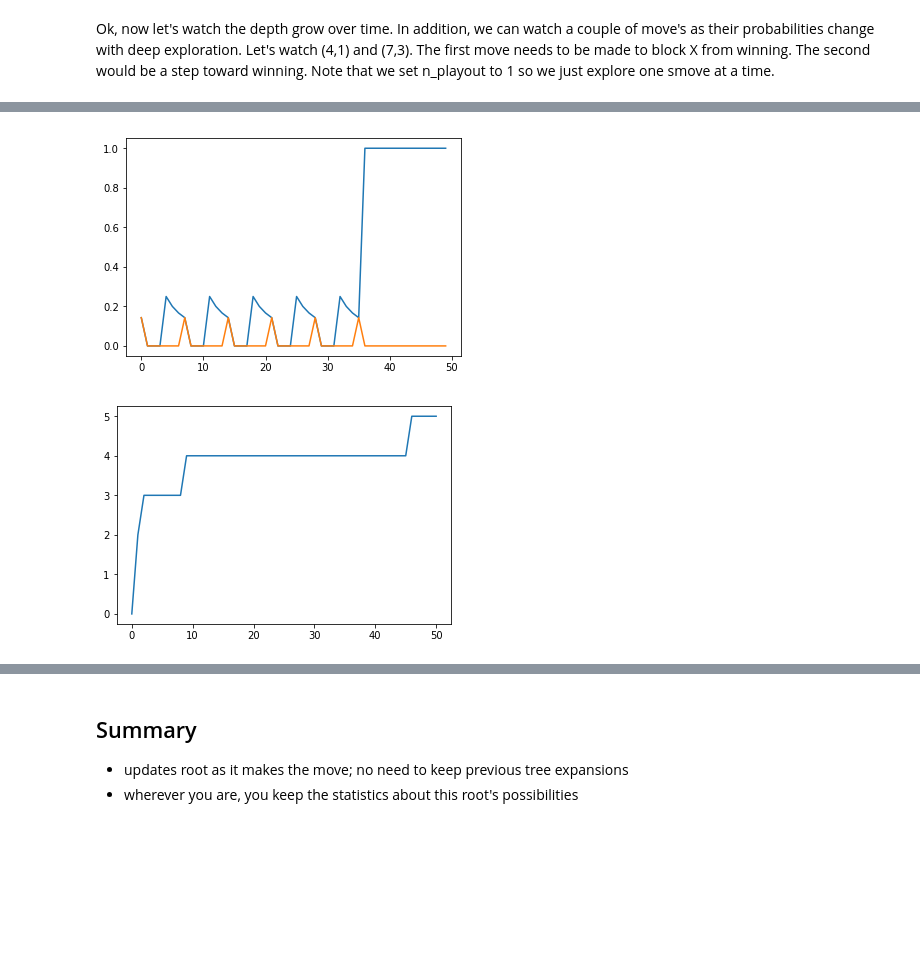
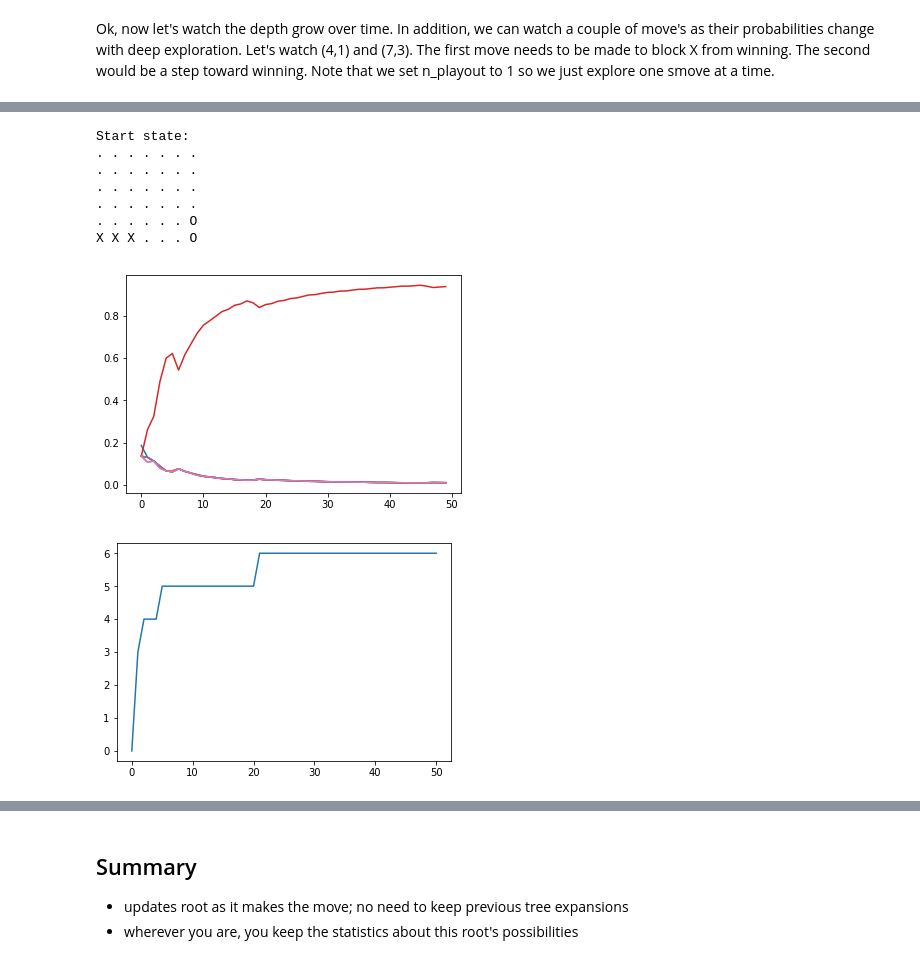
Before and after one commit to ArtificialIntelligenceToolkit/aima3, a Jupyter notebook: notebooks/monte_carlo_tree_search.ipynb, the cells around one changed output, grey strips where cells are left out. Saved outputs shown, nothing was run; the diff lists cells and outputs as text; code cells hidden in the pictures; blank space fills up the shorter version.

```diff
--- a/notebooks/monte_carlo_tree_search.ipynb
+++ b/notebooks/monte_carlo_tree_search.ipynb
@@ -24,7 +27,7 @@ from aima3.games import (ConnectFour, RandomPlayer, QueryPlayer, players,
 # %% [markdown]
 Let's play a game:
 # %%
-p1 = RandomPlayer("Rando")
-p2 = MCTSPlayer("Monte")
+p1 = AlphaBetaCutoffPlayer()
+p2 = MCTSPlayer(n_playout=150)
+p3 = RandomPlayer()
 game = ConnectFour()
-game.play_game(p1, p2)
@@ -179,7 +189,7 @@ watchlist = [(4,1), (7,1)]
 cycles = 50
 for i in range(cycles):
     move_probs = p2.mcts.get_move_probs(state)
-    depth.append(max_depth(p2.mcts.root))
+    depth.append(p2.mcts.root.depth())
     watch = []
     for move in watchlist:
         index = move_probs[0].index(move)
@@ -195,26 +223,44 @@ plt.plot(depth);
 # %%
 state = GameState(to_move='X', board={(1,1): 'X', (2, 1): 'X',
                                       (7,1): 'O', (7, 2): 'O'}, utility=0, moves=moves)
 state = game.result(state, (3,1))
+print("Start state:")
+game.display(state)
 p2.mcts.update_with_move(-1)
-p2.mcts.n_playout = 1
+p2.mcts.is_selfplay = True
+p2.mcts.temp = 0.7 # exploration (0, 1]
+p2.mcts.n_playout = 30  ## 2 leads to 500 nodes after 50 cycles; 1 leads to 250 nodes after 50 cycles
 
 history = []
 depth = [0]
-watchlist = [(4,1), (7,3)]
+size = []
+all_nodes = []
+_ = p2.mcts.root.visit(lambda node: all_nodes.append(node.P))
+watchlist = state.moves
 cycles = 50
 for i in range(cycles):
     move_probs = p2.mcts.get_move_probs(state)
-    depth.append(max_depth(p2.mcts.root))
+    depth.append(p2.mcts.root.depth())
+    all_nodes = []
+    _ = p2.mcts.root.visit(lambda node: all_nodes.append(node.P))
+    size.append(len(all_nodes))
     watch = []
     for move in watchlist:
-        index = move_probs[0].index(move)
-        watch.append(move_probs[1][index])
+        if move in move_probs[0]:
+            index = move_probs[0].index(move)
+            watch.append(move_probs[1][index])
     history.append(watch)
 plt.plot(history);
 # %% [output]
+Start state:
+. . . . . . .
+. . . . . . .
+. . . . . . .
+. . . . . . .
+. . . . . . O
+X X X . . . O
-[figure, old version]
+[figure, new version]
 # %%
 plt.plot(depth);
 # %% [output]
-[figure, old version]
+[figure, new version]
```
Also changed, not shown: parts of 27 cells of this notebook, 5 other files.
